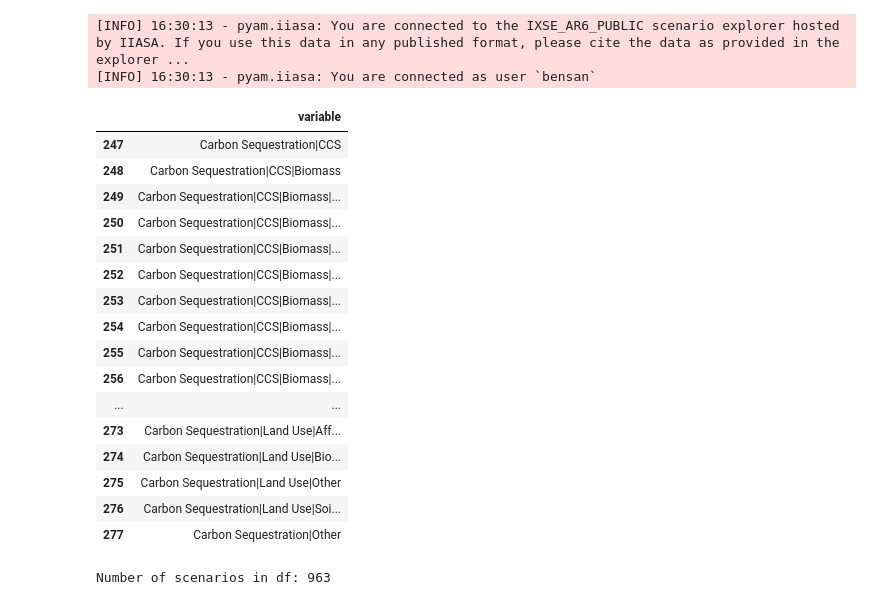
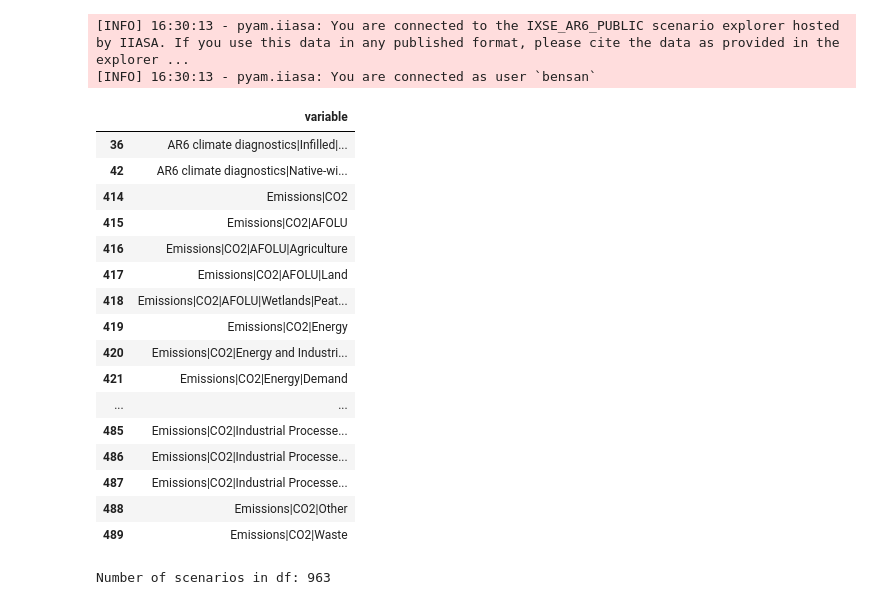
Before and after one commit to benmsanderson/classify_sink, a Jupyter notebook: iiasa.ipynb, the cells around one changed output. Cells and saved outputs as stored; diff of their text form; code cells hidden in the pictures.

```diff
--- a/iiasa.ipynb
+++ b/iiasa.ipynb
@@ -15,39 +15,39 @@ vars=conn.variables()
 # %%
 from IPython.display import display, HTML
 import pandas as pd
 
-search_terms = ["Sequestration"]
+search_terms = ["Emissions","CO2"]
 pattern = "(?=.*" + ")(?=.*".join(search_terms) + ")"
 filtered = vars[vars.str.contains(pattern, regex=True)]
 
 # Configure pandas to display long lines without truncation
 pd.set_option('display.max_colwidth', None)
 pd.set_option('display.width', None)
 
 # Display in a scrollable container
 display(HTML(f"""
 <div style="max-height: 300px; overflow-y: auto; overflow-x: auto; white-space: nowrap; font-family: monospace; padding: 10px; border: 1px solid #ccc;">
 {filtered.to_frame().to_html(escape=False)}
 </div>
 """))
 # %% [output]
 |  | variable |
-| 247 | Carbon Sequestration|CCS |
-| 248 | Carbon Sequestration|CCS|Biomass |
-| 249 | Carbon Sequestration|CCS|Biomass|... |
-| 250 | Carbon Sequestration|CCS|Biomass|... |
-| 251 | Carbon Sequestration|CCS|Biomass|... |
-| 252 | Carbon Sequestration|CCS|Biomass|... |
-| 253 | Carbon Sequestration|CCS|Biomass|... |
-| 254 | Carbon Sequestration|CCS|Biomass|... |
-| 255 | Carbon Sequestration|CCS|Biomass|... |
-| 256 | Carbon Sequestration|CCS|Biomass|... |
+| 36 | AR6 climate diagnostics|Infilled|... |
+| 42 | AR6 climate diagnostics|Native-wi... |
+| 414 | Emissions|CO2 |
+| 415 | Emissions|CO2|AFOLU |
+| 416 | Emissions|CO2|AFOLU|Agriculture |
+| 417 | Emissions|CO2|AFOLU|Land |
+| 418 | Emissions|CO2|AFOLU|Wetlands|Peat... |
+| 419 | Emissions|CO2|Energy |
+| 420 | Emissions|CO2|Energy and Industri... |
+| 421 | Emissions|CO2|Energy|Demand |
 | ... | ... |
-| 273 | Carbon Sequestration|Land Use|Aff... |
-| 274 | Carbon Sequestration|Land Use|Bio... |
-| 275 | Carbon Sequestration|Land Use|Other |
-| 276 | Carbon Sequestration|Land Use|Soi... |
-| 277 | Carbon Sequestration|Other |
+| 485 | Emissions|CO2|Industrial Processe... |
+| 486 | Emissions|CO2|Industrial Processe... |
+| 487 | Emissions|CO2|Industrial Processe... |
+| 488 | Emissions|CO2|Other |
+| 489 | Emissions|CO2|Waste |
 # %%
 df = conn.query(
     variable=["Carbon Sequestration",
```
Also changed, not shown: parts of 6 cells of this notebook.
